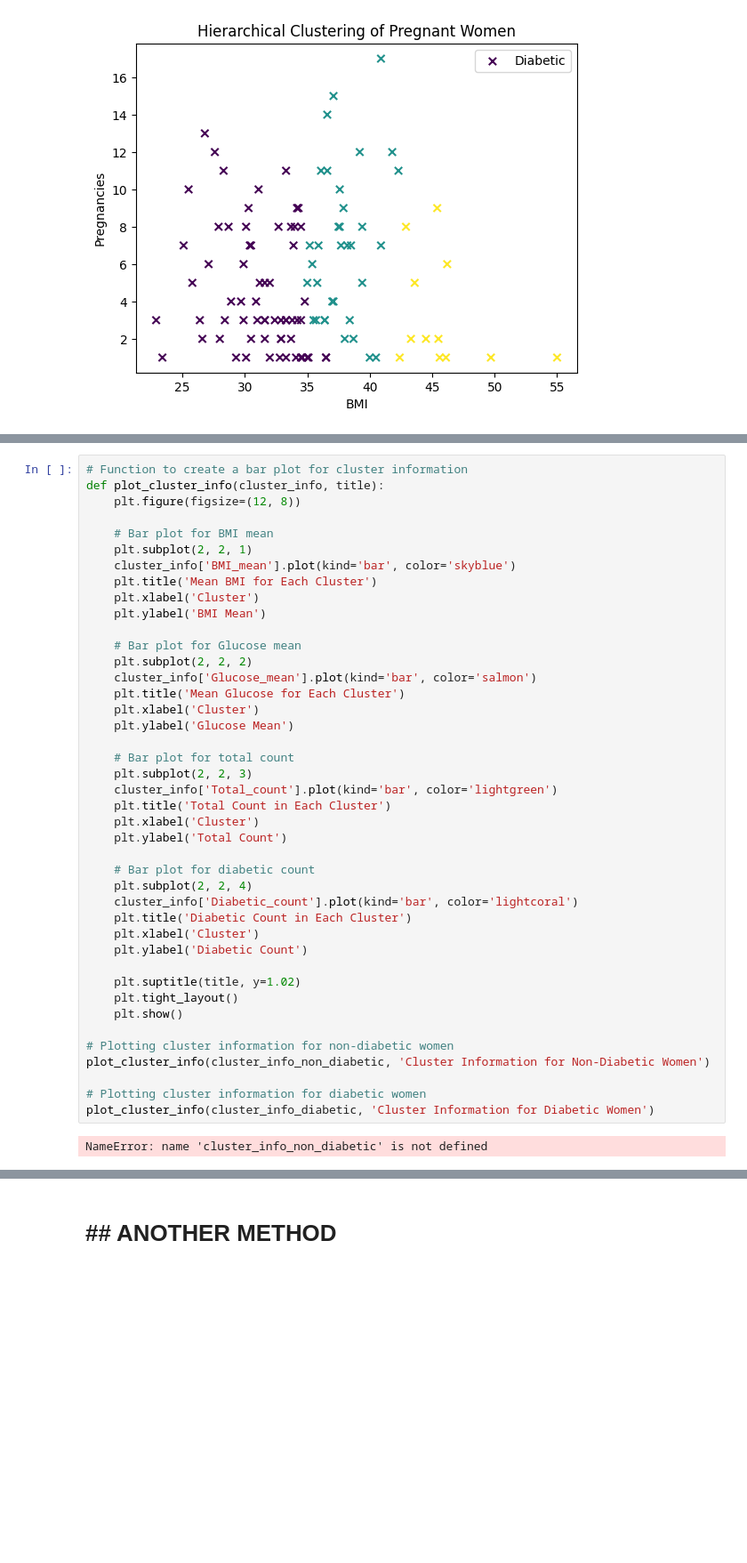
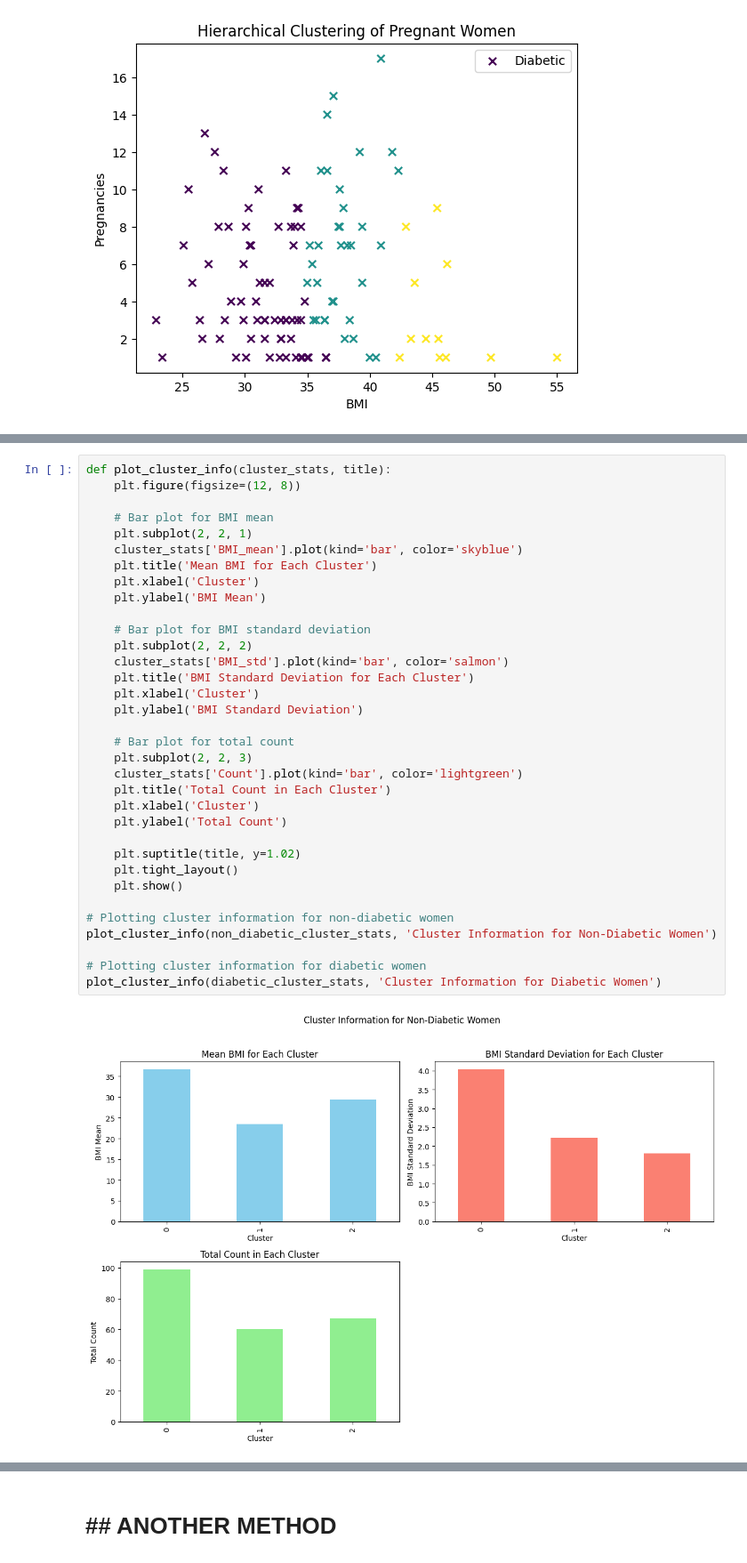
Before and after one commit to houin679/CSMODELPROJECT, a Jupyter notebook: MCO1_CSMODEL_clustering.ipynb, the cells around one changed output, grey strips where cells are left out. Shown at 89% size. Cells and saved outputs as stored; diff of their text form; blank space fills up the shorter version.

```diff
--- a/MCO1_CSMODEL_clustering.ipynb
+++ b/MCO1_CSMODEL_clustering.ipynb
@@ -1135,44 +1131,36 @@ Cluster
 # %%
-# Function to create a bar plot for cluster information
-def plot_cluster_info(cluster_info, title):
+def plot_cluster_info(cluster_stats, title):
     plt.figure(figsize=(12, 8))
 
     # Bar plot for BMI mean
     plt.subplot(2, 2, 1)
-    cluster_info['BMI_mean'].plot(kind='bar', color='skyblue')
+    cluster_stats['BMI_mean'].plot(kind='bar', color='skyblue')
     plt.title('Mean BMI for Each Cluster')
     plt.xlabel('Cluster')
     plt.ylabel('BMI Mean')
 
-    # Bar plot for Glucose mean
+    # Bar plot for BMI standard deviation
     plt.subplot(2, 2, 2)
-    cluster_info['Glucose_mean'].plot(kind='bar', color='salmon')
-    plt.title('Mean Glucose for Each Cluster')
+    cluster_stats['BMI_std'].plot(kind='bar', color='salmon')
+    plt.title('BMI Standard Deviation for Each Cluster')
     plt.xlabel('Cluster')
-    plt.ylabel('Glucose Mean')
+    plt.ylabel('BMI Standard Deviation')
 
     # Bar plot for total count
     plt.subplot(2, 2, 3)
-    cluster_info['Total_count'].plot(kind='bar', color='lightgreen')
+    cluster_stats['Count'].plot(kind='bar', color='lightgreen')
     plt.title('Total Count in Each Cluster')
     plt.xlabel('Cluster')
     plt.ylabel('Total Count')
-
-    # Bar plot for diabetic count
-    plt.subplot(2, 2, 4)
-    cluster_info['Diabetic_count'].plot(kind='bar', color='lightcoral')
-    plt.title('Diabetic Count in Each Cluster')
-    plt.xlabel('Cluster')
-    plt.ylabel('Diabetic Count')
 
     plt.suptitle(title, y=1.02)
     plt.tight_layout()
     plt.show()
 
 # Plotting cluster information for non-diabetic women
-plot_cluster_info(cluster_info_non_diabetic, 'Cluster Information for Non-Diabetic Women')
+plot_cluster_info(non_diabetic_cluster_stats, 'Cluster Information for Non-Diabetic Women')
 
 # Plotting cluster information for diabetic women
-plot_cluster_info(cluster_info_diabetic, 'Cluster Information for Diabetic Women')
+plot_cluster_info(diabetic_cluster_stats, 'Cluster Information for Diabetic Women')
 # %% [output]
-NameError: name 'cluster_info_non_diabetic' is not defined
+[figure, added]
```
Also changed, not shown: parts of 4 cells of this notebook.
